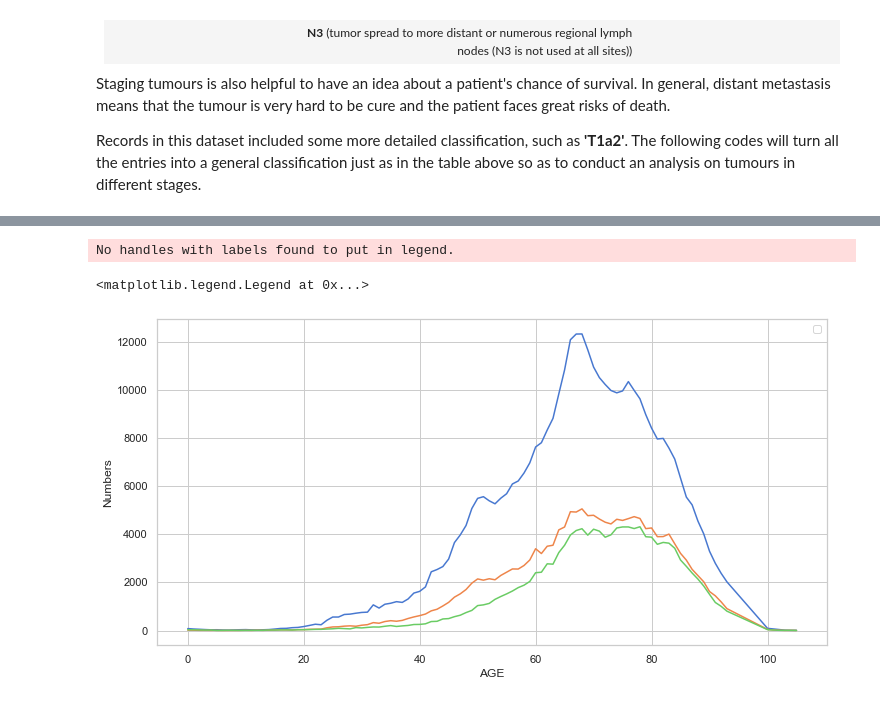
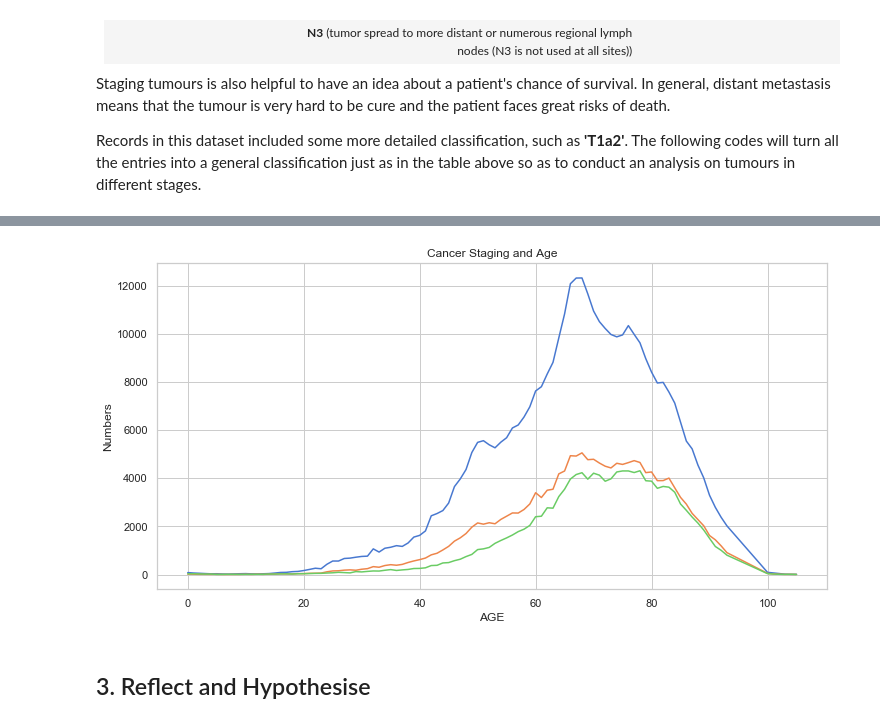
Before and after one commit to c-chen-ed5557/englishhealthdata, a Jupyter notebook: Assignment_2.ipynb, the cells around one changed output, grey strips where cells are left out. Saved outputs shown, nothing was run; the diff lists cells and outputs as text; code cells hidden in the pictures.

```diff
--- a/Assignment_2.ipynb
+++ b/Assignment_2.ipynb
@@ -670,23 +707,16 @@ merged_av_data[(merged_av_data['M_BEST'] == '1') | (merged_av_data['M_BEST'] ==
 # %%
 t_dist = merged_av_data[(merged_av_data['T_BEST'] == '1') | (merged_av_data['T_BEST'] == '2')].groupby('AGE').count()['DIAGNOSISDATEBEST']
 n_dist = merged_av_data[(merged_av_data['N_BEST'] == '1') | (merged_av_data['N_BEST'] == '2')].groupby('AGE').count()['DIAGNOSISDATEBEST']
 m_dist = merged_av_data[(merged_av_data['M_BEST'] == '1') | (merged_av_data['M_BEST'] == '2')].groupby('AGE').count()['DIAGNOSISDATEBEST']
 
 f3, axes3 = plt.subplots(1, 1, figsize=(12, 6), dpi=72)
 t_dist_plot = sns.lineplot(x=merged_av_data.groupby('AGE').count().index, y=t_dist, ax=axes3)
 n_dist_plot = sns.lineplot(x=merged_av_data.groupby('AGE').count().index, y=n_dist, ax=axes3)
 m_dist_plot = sns.lineplot(x=merged_av_data.groupby('AGE').count().index, y=m_dist, ax=axes3)
 m_dist_plot.set_ylabel('Numbers')
-m_dist_plot.set_ylabel('Numbers')
-# plt.show()
-axes3.legend()
-
-# types_of_neoplasms_by_sex = sns.barplot(data=types_of_cancer_3CHAR.sort_values('Death Rate', ascending=False), x='Male', y='Description', ax=axes2[0], palette='Blues_d')
-# types_of_neoplasms_by_sex = sns.barplot(data=types_of_cancer_3CHAR.sort_values('Death Rate', ascending=False), x='Female', y='Description', ax=axes2[1], palette='rocket', alpha=0.7)
-# axes2[0].set_xticklabels(axes2[0].get_xticklabels(), rotation=90)
-# axes2[1].set_xticklabels(axes2[1].get_xticklabels(), rotation=90)
-# plt.show()
+m_dist_plot.set_title('Cancer Staging and Age')
+plt.show()
 # %% [output]
-No handles with labels found to put in legend.
-<matplotlib.legend.Legend at 0x...>
-[figure, old version]
+[figure, new version]
+# %% [markdown]
+## 3. Reflect and Hypothesise
```
Also changed, not shown: parts of 15 cells of this notebook.
